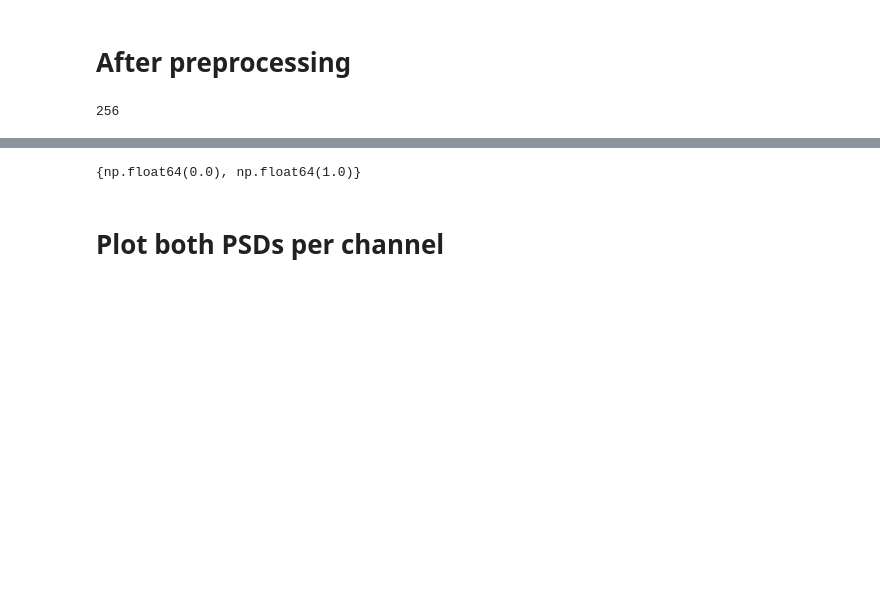
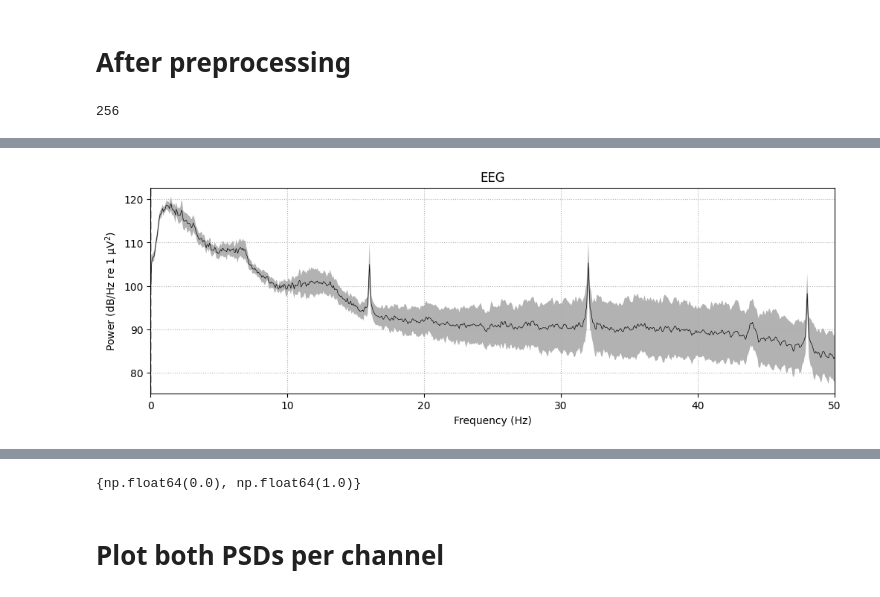
Before and after one commit to denizyennerr/Tez, a Jupyter notebook: preprocess_verify.ipynb, the cells around one changed output, grey strips where cells are left out. Cells and saved outputs as stored; diff of their text form; code cells hidden in the pictures; blank space fills up the shorter version.

```diff
--- a/preprocess_verify.ipynb
+++ b/preprocess_verify.ipynb
@@ -155,3 +154,85 @@ print(matplotlib.__version__)
+# %%
+# Use os.path.join to handle the folder correctly
+file_path = ("processed_npz_files/chb01_chb01_03.npz")
+
+print(f"Loading file from: {file_path}")
+
+try:
+    # Load the .npz file
+    preprocessed_data = np.load(file_path, allow_pickle=True)
+
+    # 1. Extract the actual data array
+    print(f"Keys in file: {preprocessed_data.files}")
+    eeg_data = preprocessed_data[preprocessed_data.files[0]]
+
+    print(f"Original Shape: {eeg_data.shape}")
+    # Likely (1800, 18, 256) -> (Epochs, Channels, Time)
+
+    # 2. FIX: Convert 3D Epochs to 2D Continuous Data
+    if eeg_data.ndim == 3:
+        print(" Detected 3D Epoch data. Reshaping to 2D continuous...")
+
+        # Step A: Move Channels to the first dimension
+        # Current: (Epochs, Channels, Time) -> Target: (Channels, Epochs, Time)
+        eeg_data = np.transpose(eeg_data, (1, 0, 2))
+
+        # Step B: Flatten Epochs and Time into one continuous time dimension
+        # Shape becomes: (Channels, Epochs * Time)
+        n_channels = eeg_data.shape[0]
+        eeg_data = eeg_data.reshape(n_channels, -1)
+
+        print(f" New 2D Shape: {eeg_data.shape}")
+
+    # 3. Define Metadata manually
+    sfreq = 128.0  # Assuming 128Hz
+    ch_names = [   # Standard CHB-MIT 18 channels
+        'FP1-F7', 'F7-T7', 'T7-P7', 'P7-O1',
+        'FP1-F3', 'F3-C3', 'C3-P3', 'P3-O1',
+        'FP2-F4', 'F4-C4', 'C4-P4', 'P4-O2',
+        'FP2-F8', 'F8-T8', 'T8-P8', 'P8-O2',
+        'FZ-CZ', 'CZ-PZ'
+    ]
+
+    # Create MNE info object
+    info = mne.create_info(ch_names=ch_names, sfreq=sfreq, ch_types='eeg')
+
+    # Create RawArray object (Now receives correct 2D data)
+    raw = mne.io.RawArray(eeg_data, info)
+
+    # --- PLOTTING SECTION ---
+
+    # Reset any previous style to default (White)
+    plt.style.use('default')
+
+    # 1. Plot Raw Traces
+    fig_raw = raw.plot(
+        scalings='auto',
+        duration=10,
+        n_channels=len(ch_names),
+        show=False,
+        title="Preprocessed EEG (Reshaped from Epochs)",
+        color=dict(eeg='black'),
+        block=False
+    )
+    fig_raw.patch.set_facecolor('white')
+
+    # 2. Plot Power Spectral Density (PSD)
+    fig_psd = raw.compute_psd(fmax=50).plot(
+        average=True,
+        spatial_colors=True,
+        show=False
+    )
+    fig_psd.patch.set_facecolor('white')
+
+    # Show all plots
+    plt.show()
+
+except FileNotFoundError:
+    print(f" Error: Could not find file at '{file_path}'")
+except Exception as e:
+    print(f" An error occurred: {e}")
+# %% [output]
+[figure, added]
 # %%
 import os
 import numpy as np
```
Also changed, not shown: parts of 19 cells of this notebook, 3 other files.
